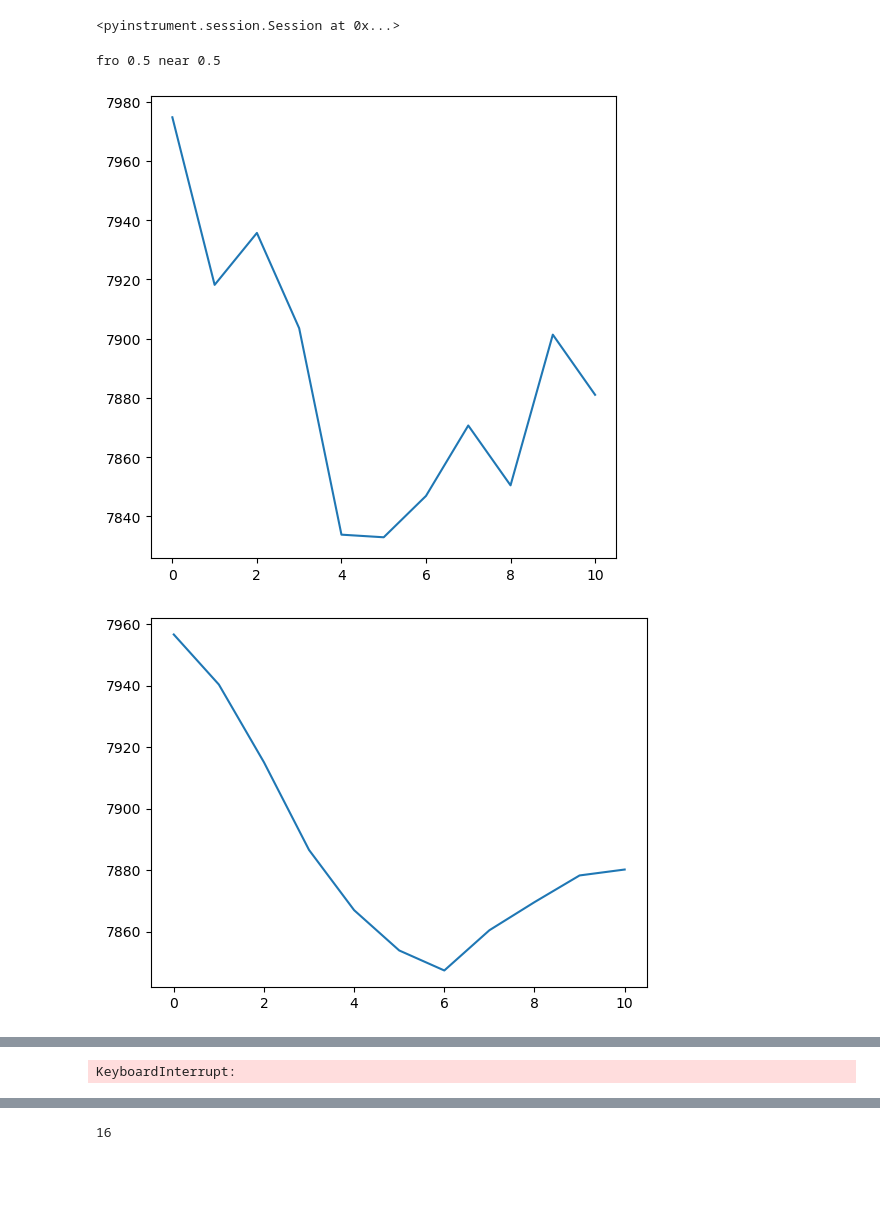
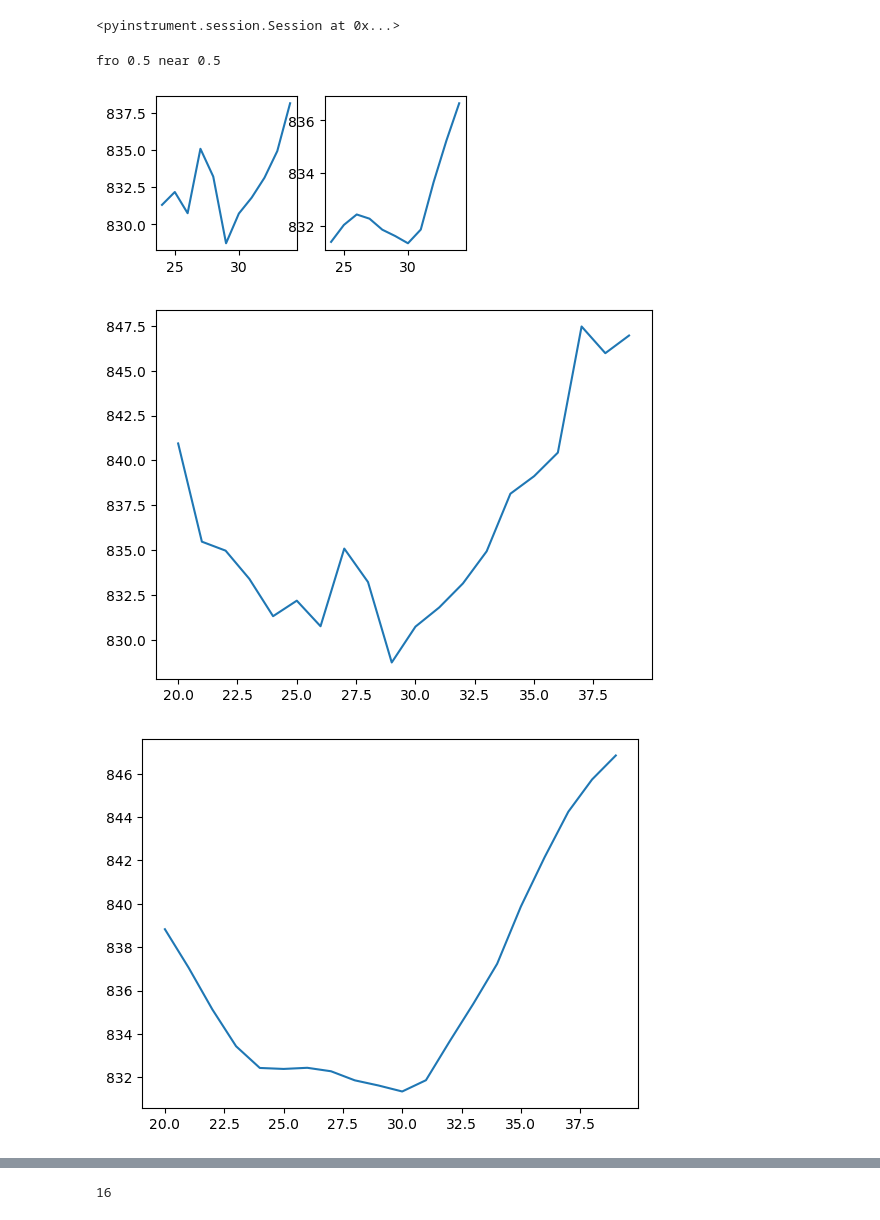
Before and after one commit to pkuxklx/Comention_simu, a Jupyter notebook: lx_simulation.ipynb, the cells around one changed output, grey strips where cells are left out. Cells and saved outputs as stored; diff of their text form; code cells hidden in the pictures; blank space fills up the shorter version.

```diff
--- a/lx_simulation.ipynb
+++ b/lx_simulation.ipynb
@@ -131,7 +133,7 @@ profiler = Profiler()
 profiler.start()
 
 N = 500
-T = 50
+T = 500
 rho = 0.8
 S = gen_S_AR1(N = N, rho = rho)
 R = cov2cor(S)
@@ -146,33 +148,37 @@ profiler.stop()
 <pyinstrument.session.Session at 0x...>
 # %%
 for ord in ['fro', 2]:
-    for eta in [0.5, 0.8, 1]:
+    for eta in [0.5, 0.8, 0.95, 1]:
         for draw_type, near_factor in [('near', 0.5), ('near', 1), ('near', 2), ('random', None)]:
             err_cor = []
             err_cov = []
 
             print(ord, eta, draw_type, near_factor)
 
             for i in range(100):
+                if i not in [26, 33, 34, 36, 40]:
+                    continue
+
                 profiler = Profiler()
                 profiler.start()
 
                 L = gen_L(S, eta, draw_type = draw_type, is_random = 0, near_factor = near_factor, rand_seed = i)
                 c = InfoCorrBand(X, L, 50)
                 R_est, S_est, k = c.auto_fit()
 
                 print(i, k)
                 profiler.stop()
                 profiler.print()
 
                 err_cor.append(LA.norm(R - R_est, ord))
                 err_cov.append(LA.norm(S - S_est, ord))
             err_cor = err_cor / LA.norm(R, ord)
             err_cov = err_cov / LA.norm(S, ord)
 
             save_data_fig(err_cor, ord, 'cor', draw_type, eta, N, T, rho, near_factor, is_save = 1)
             save_data_fig(err_cov, ord, 'cov', draw_type, eta, N, T, rho, near_factor, is_save = 1)
 # %% [output]
 fro 0.5 near 0.5
-[figure, old version]
+[figure, new version]
-[figure, old version]
+[figure, new version]
+[figure, new version]
@@ -215,4 +203,3 @@ Program: d:\anaconda3\envs\simu\lib\site-packages\ipykernel_launcher.py --ip=127
-KeyboardInterrupt:
 # %%
 L = gen_L(S, 1, draw_type = 'near', is_random = 1, near_factor = 0.5)
 c = InfoCorrBand(X, L, 50)
```
Also changed, not shown: parts of 2 cells of this notebook, 1 other file.
